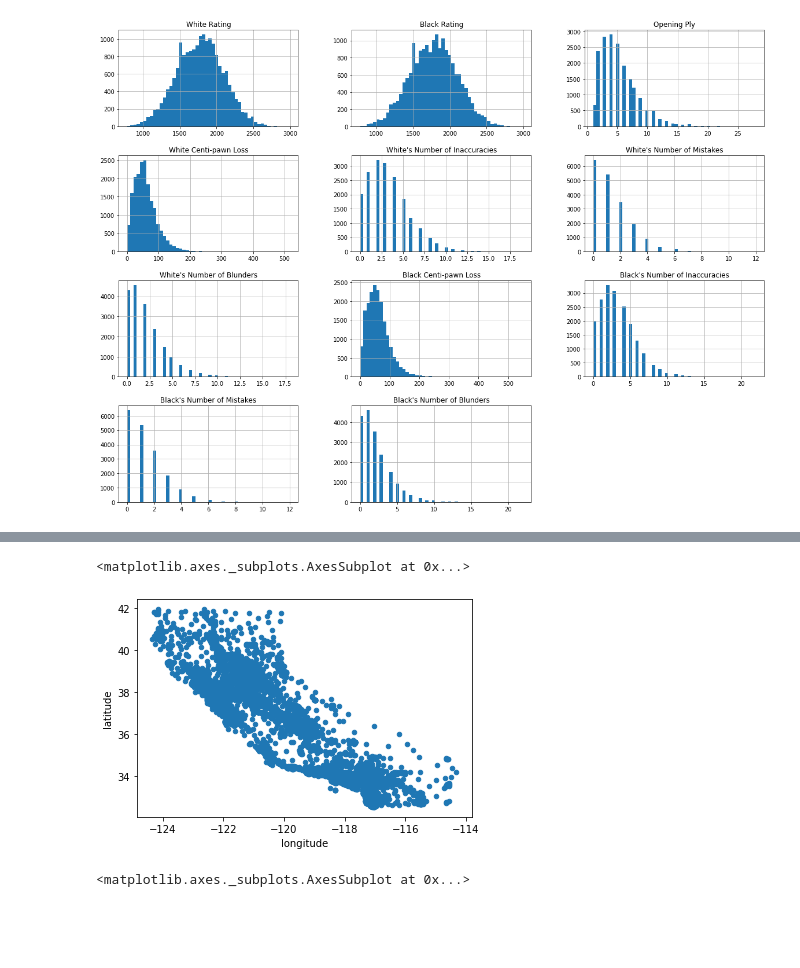
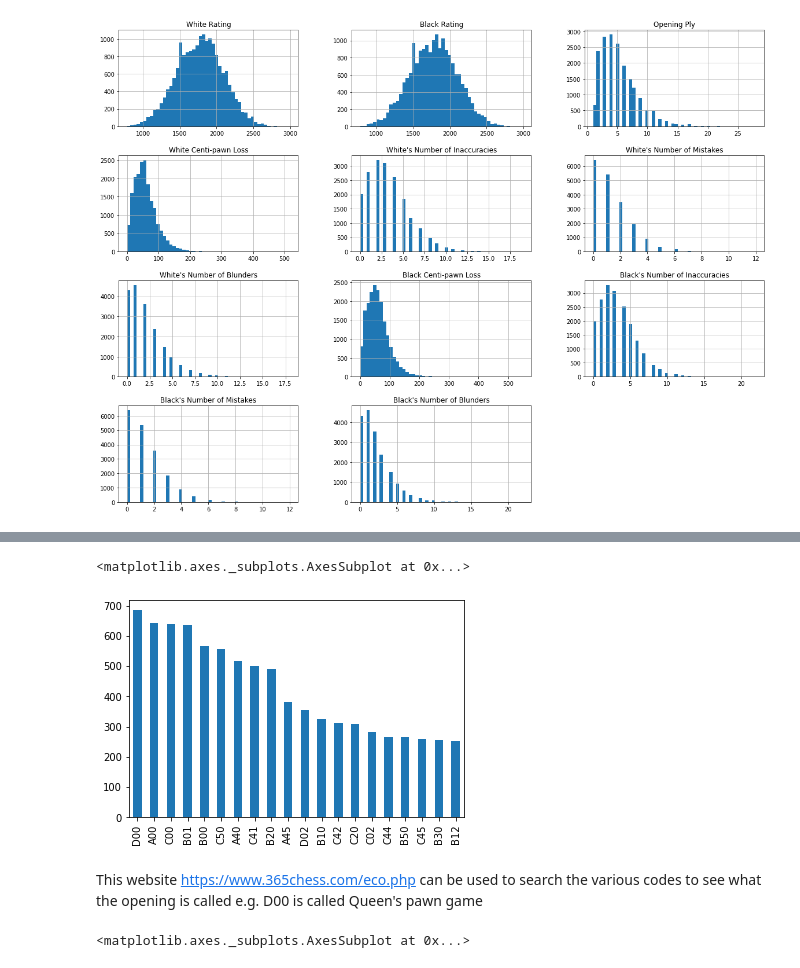
Before and after one commit to harrisuddin/F20DL, a Jupyter notebook: F20DL.ipynb, the cells around one changed output, grey strips where cells are left out. Saved outputs shown, nothing was run; the diff lists cells and outputs as text; code cells hidden in the pictures; blank space fills up the shorter version.

Commit message:
visualize top 20 opening phases

```diff
--- a/F20DL.ipynb
+++ b/F20DL.ipynb
@@ -120,9 +138,13 @@ plt.show()
 # %%
 # Q5 Now you will plot 3 different variations of the data, which one is more indicative and why?
-housing.plot(kind="scatter", x="longitude", y="latitude")
+
+# plotting the top 20 most used opening phases
+chess_data['Opening ECO'].value_counts()[:20].plot.bar()
 # %% [output]
 <matplotlib.axes._subplots.AxesSubplot at 0x...>
-[figure, old version]
+[figure, new version]
+# %% [markdown]
+This website https://www.365chess.com/eco.php can be used to search the various codes to see what the opening is called e.g. D00 is called Queen's pawn game
 # %%
 housing.plot(kind="scatter", x="longitude", y="latitude", alpha=0.1)
 # %% [output]
```
Also changed, not shown: parts of 7 cells of this notebook.
